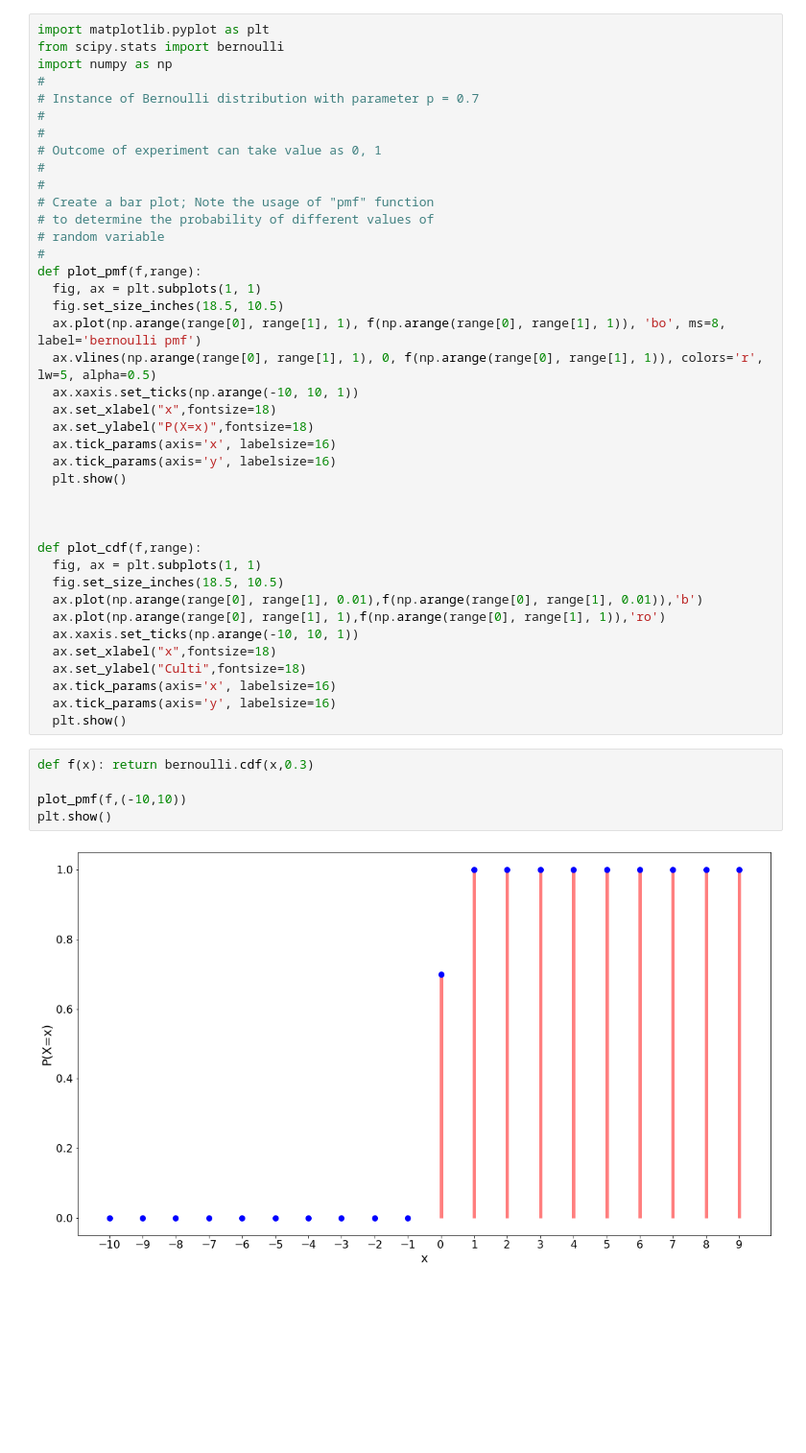
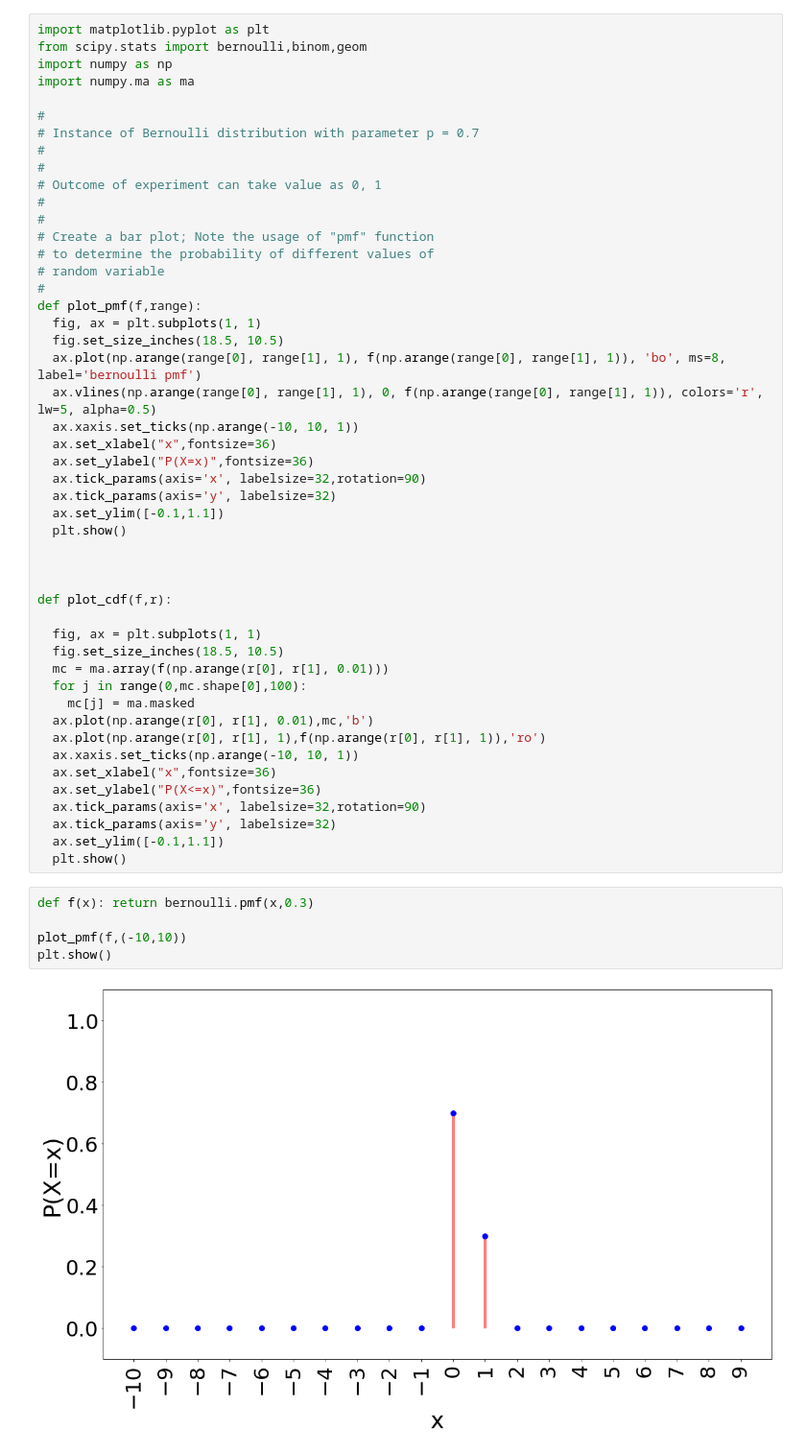
Before and after one commit to RoozbehSanaei/Statistics, a Jupyter notebook: Prob_Dist_Python.ipynb, the cells around one changed output. Shown: that part at 96% size. Cells and saved outputs as stored; diff of their text form; blank space fills up the shorter version.

```diff
--- a/Prob_Dist_Python.ipynb
+++ b/Prob_Dist_Python.ipynb
@@ -2,8 +2,10 @@
 <a href="https://colab.research.google.com/github/RoozbehSanaei/Statistics/blob/main/Prob_Dist_Python.ipynb" target="_parent"><img src="https://colab.research.google.com/assets/colab-badge.svg" alt="Open In Colab"/></a>
 # %%
 import matplotlib.pyplot as plt
-from scipy.stats import bernoulli
+from scipy.stats import bernoulli,binom,geom
 import numpy as np
+import numpy.ma as ma
+
 #
 # Instance of Bernoulli distribution with parameter p = 0.7
 #
@@ -21,32 +23,38 @@ def plot_pmf(f,range):
   ax.plot(np.arange(range[0], range[1], 1), f(np.arange(range[0], range[1], 1)), 'bo', ms=8, label='bernoulli pmf')
   ax.vlines(np.arange(range[0], range[1], 1), 0, f(np.arange(range[0], range[1], 1)), colors='r', lw=5, alpha=0.5)
   ax.xaxis.set_ticks(np.arange(-10, 10, 1))
-  ax.set_xlabel("x",fontsize=18)
-  ax.set_ylabel("P(X=x)",fontsize=18)
-  ax.tick_params(axis='x', labelsize=16)
-  ax.tick_params(axis='y', labelsize=16)
+  ax.set_xlabel("x",fontsize=36)
+  ax.set_ylabel("P(X=x)",fontsize=36)
+  ax.tick_params(axis='x', labelsize=32,rotation=90)
+  ax.tick_params(axis='y', labelsize=32)
+  ax.set_ylim([-0.1,1.1])
   plt.show()
 
 
 
-def plot_cdf(f,range):
+def plot_cdf(f,r):
+
   fig, ax = plt.subplots(1, 1)
   fig.set_size_inches(18.5, 10.5)
-  ax.plot(np.arange(range[0], range[1], 0.01),f(np.arange(range[0], range[1], 0.01)),'b')
-  ax.plot(np.arange(range[0], range[1], 1),f(np.arange(range[0], range[1], 1)),'ro')
+  mc = ma.array(f(np.arange(r[0], r[1], 0.01)))
+  for j in range(0,mc.shape[0],100):
+    mc[j] = ma.masked
+  ax.plot(np.arange(r[0], r[1], 0.01),mc,'b')
+  ax.plot(np.arange(r[0], r[1], 1),f(np.arange(r[0], r[1], 1)),'ro')
   ax.xaxis.set_ticks(np.arange(-10, 10, 1))
-  ax.set_xlabel("x",fontsize=18)
-  ax.set_ylabel("Culti",fontsize=18)
-  ax.tick_params(axis='x', labelsize=16)
-  ax.tick_params(axis='y', labelsize=16)
+  ax.set_xlabel("x",fontsize=36)
+  ax.set_ylabel("P(X<=x)",fontsize=36)
+  ax.tick_params(axis='x', labelsize=32,rotation=90)
+  ax.tick_params(axis='y', labelsize=32)
+  ax.set_ylim([-0.1,1.1])
   plt.show()
 # %%
-def f(x): return bernoulli.cdf(x,0.3)
+def f(x): return bernoulli.pmf(x,0.3)
 
 plot_pmf(f,(-10,10))
 plt.show()
 # %% [output]
-[figure, old version]
+[figure, new version]
 # %%
 
 def f(x): return bernoulli.cdf(x,0.3)
```
Also changed, not shown: parts of 4 cells of this notebook.
